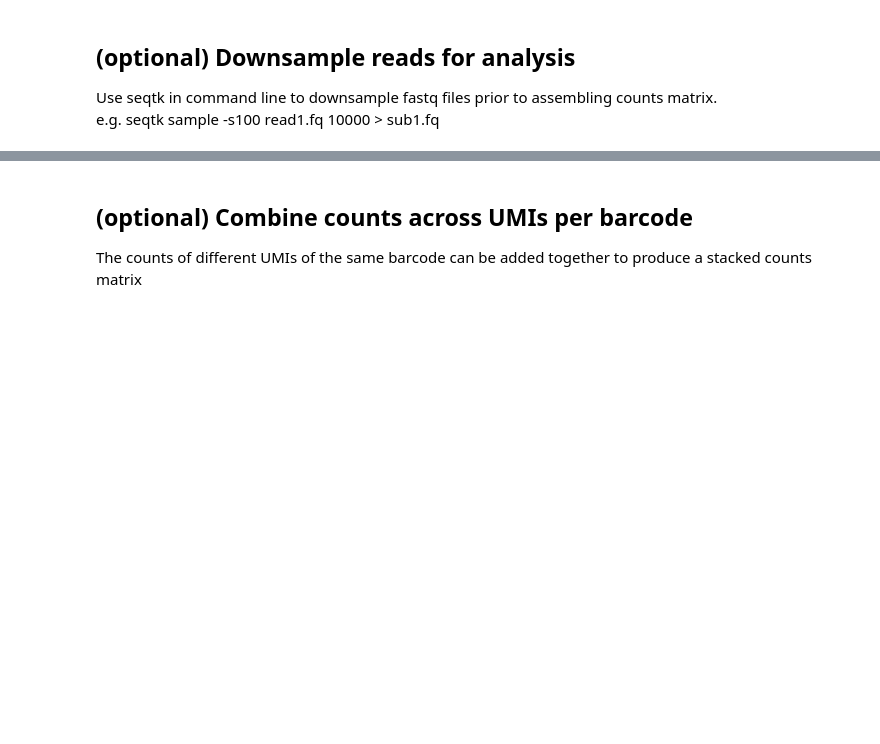
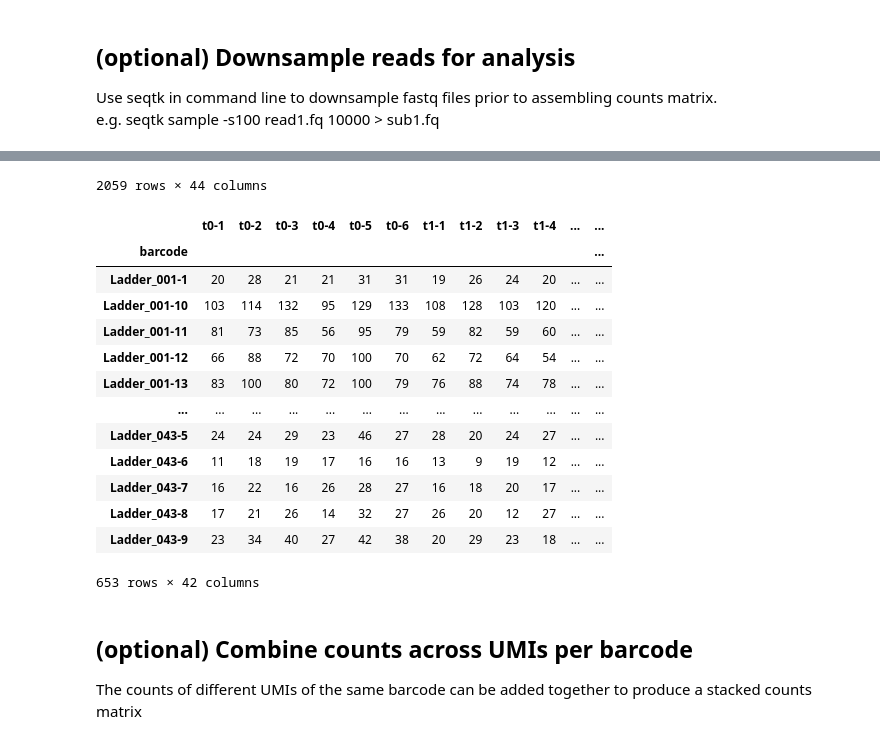
Before and after one commit to roy-ang/crispey3-epistasis, a Jupyter notebook: notebooks/analysis/crispey3-count-barcodes.ipynb, the cells around one changed output, grey strips where cells are left out. Saved outputs shown, nothing was run; the diff lists cells and outputs as text; code cells hidden in the pictures; blank space fills up the shorter version.

Commit message:
updated for new seq format, improved multiprocessing for barcode mapping

```diff
--- a/notebooks/analysis/crispey3-count-barcodes.ipynb
+++ b/notebooks/analysis/crispey3-count-barcodes.ipynb
@@ -389,13 +388,53 @@ umi_list = ['ACGCGTGAA',
 umi_list = sorted(umi_list)
 # %%
-# identify and count barcodes for each fastq file
+# count sequences in each fastq file
 fastq_dict = dict(zip(sample_name_list, fastq_list))
 with mp.Pool(min(len(os.sched_getaffinity(0)), len(fastq_list))) as pool:
-    all_counts_df = {sample_name : pool.apply_async(count_barcodes, (fastq_file, barcode_table, umi_list)) for sample_name, fastq_file in fastq_dict.items()}
-    all_counts_df = {sample_name : res.get() for sample_name, res in all_counts_df.items()}
+    seq_counts_df = {sample_name : pool.apply_async(count_seqs, (fastq_file, 20, 27)) for sample_name, fastq_file in fastq_dict.items()}
+    seq_counts_df = {sample_name : res.get() for sample_name, res in seq_counts_df.items()}
 
-# write all counts to output file
-os.makedirs(output_dir, exist_ok=True)
-all_counts_df = pd.DataFrame.from_dict(all_counts_df, orient="columns")
-all_counts_df.index.name = 'barcode'
-all_counts_df.to_csv(output_dir+counts_filename, sep="\t")
+# merge to dataframe
+seq_counts_df = pd.DataFrame.from_dict(seq_counts_df, orient="columns")
+seq_counts_df.index.name = 'sequence'
+
+# write to file to inspect
+seq_counts_df.to_csv(output_dir+seq_counts_filename, sep="\t")
+# %%
+# map each sequence in seq_counts_df to barcode-UMI ID
+mapped_counts_df = seq_counts_df.copy()
+mapped_counts_df = mapped_counts_df.reset_index()
+
+# filter out singletons and doubletons (computationally expensive to map these rare barcodes, minimal impact to total count)
+mapped_counts_df = mapped_counts_df.loc[mapped_counts_df.sum(axis=1)>=3]
+
+# split sequences up for multiprocessing
+def map_sequences(seq_list, barcode_table, umi_list, barcode_length, umi_length, linker_seq):
+    '''
+    helper function for multiprocessing of barcode-umi mapping
+    '''
+    return seq_list.apply(map_seq_to_barcode_umi, args=(barcode_table, umi_list, barcode_length, umi_length, linker_seq))
+
+num_of_cores = len(os.sched_getaffinity(0))
+with mp.Pool(num_of_cores) as pool:
+    sequences_chunks = np.array_split(mapped_counts_df['sequence'], num_of_cores)
+    starmap_args = [[seq_list, barcode_table, umi_list, 12, 9, 'GCATGC'] for seq_list in sequences_chunks]
+    barcode_umi_id_lists = pool.starmap(map_sequences, starmap_args)
+
+mapped_counts_df['barcode_umi_id'] = pd.concat(barcode_umi_id_lists)
+display(mapped_counts_df)
+
+# consolidate counts
+mapped_counts_df = mapped_counts_df.groupby('barcode_umi_id').sum().fillna(0).astype(int)
+mapped_counts_df.index.name = 'barcode'
+display(mapped_counts_df)
+
+# write all counts to output file
+os.makedirs(output_dir, exist_ok=True)
+mapped_counts_df.to_csv(output_dir+barcode_counts_filename, sep="\t")
+
+
+
+# # one-liner to map sequences to barcode-umi IDs
+# # warning: single-threaded, expected to be slow
+# mapped_counts_df['barcode_umi_id'] = mapped_counts_df['sequence'].apply(map_seq_to_barcode_umi, args=(barcode_table, umi_list, 12, 9, 'GCATGC'))
+# %% [output]
@@ -402,3 +453,18 @@ all_counts_df.to_csv(output_dir+counts_filename, sep="\t")
+2059 rows × 44 columns
+|  | t0-1 | t0-2 | t0-3 | t0-4 | t0-5 | t0-6 | t1-1 | t1-2 | t1-3 | t1-4 | ... | ... |
+| barcode |  |  |  |  |  |  |  |  |  |  |  | ... |
+| Ladder_001-1 | 20 | 28 | 21 | 21 | 31 | 31 | 19 | 26 | 24 | 20 | ... | ... |
+| Ladder_001-10 | 103 | 114 | 132 | 95 | 129 | 133 | 108 | 128 | 103 | 120 | ... | ... |
+| Ladder_001-11 | 81 | 73 | 85 | 56 | 95 | 79 | 59 | 82 | 59 | 60 | ... | ... |
+| Ladder_001-12 | 66 | 88 | 72 | 70 | 100 | 70 | 62 | 72 | 64 | 54 | ... | ... |
+| Ladder_001-13 | 83 | 100 | 80 | 72 | 100 | 79 | 76 | 88 | 74 | 78 | ... | ... |
+| ... | ... | ... | ... | ... | ... | ... | ... | ... | ... | ... | ... | ... |
+| Ladder_043-5 | 24 | 24 | 29 | 23 | 46 | 27 | 28 | 20 | 24 | 27 | ... | ... |
+| Ladder_043-6 | 11 | 18 | 19 | 17 | 16 | 16 | 13 | 9 | 19 | 12 | ... | ... |
+| Ladder_043-7 | 16 | 22 | 16 | 26 | 28 | 27 | 16 | 18 | 20 | 17 | ... | ... |
+| Ladder_043-8 | 17 | 21 | 26 | 14 | 32 | 27 | 26 | 20 | 12 | 27 | ... | ... |
+| Ladder_043-9 | 23 | 34 | 40 | 27 | 42 | 38 | 20 | 29 | 23 | 18 | ... | ... |
+653 rows × 42 columns
 # %% [markdown]
 ## (optional) Combine counts across UMIs per barcode
 The counts of different UMIs of the same barcode can be added together to produce a stacked counts matrix
```
Also changed, not shown: parts of 23 cells of this notebook.
